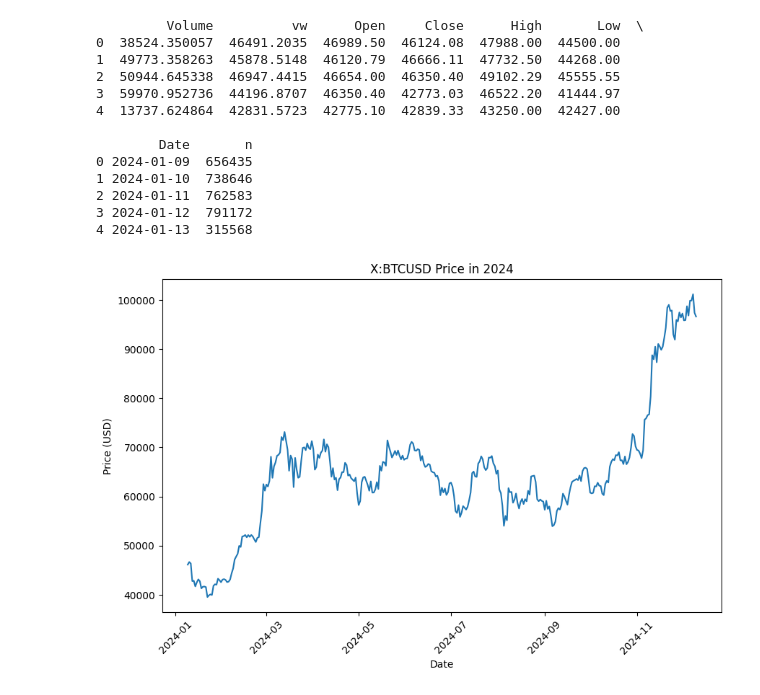
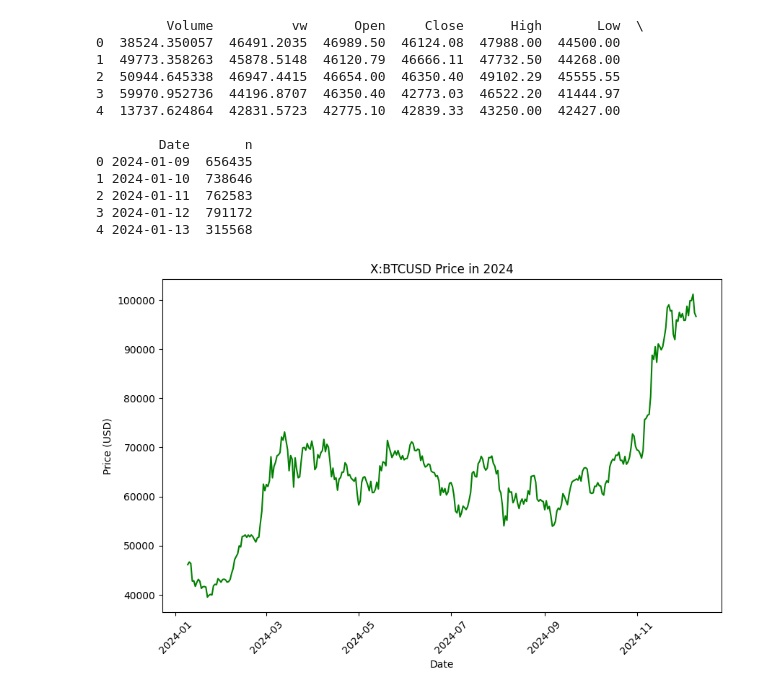
Before and after one commit to mehrabdhali/Final-Project, a Jupyter notebook: Bitcoin.ipynb, the cells around one changed output. Saved outputs shown, nothing was run; the diff lists cells and outputs as text; code cells hidden in the pictures.

```diff
--- a/Bitcoin.ipynb
+++ b/Bitcoin.ipynb
@@ -45,13 +47,13 @@ else:
 # %%
 import matplotlib.pyplot as plt
 
 plt.figure(figsize=(10,6))
-plt.plot(df['Date'], df['Close'])
+plt.plot(df['Date'], df['Close'], color='green')
 plt.title(f"{ticker} Price in 2024")
 plt.xlabel('Date')
 plt.ylabel('Price (USD)')
 plt.xticks(rotation=45)
 
 plt.show()
 # %% [output]
-[figure, old version]
+[figure, new version]
```
Also changed, not shown: parts of 2 cells of this notebook, 1 other file.
